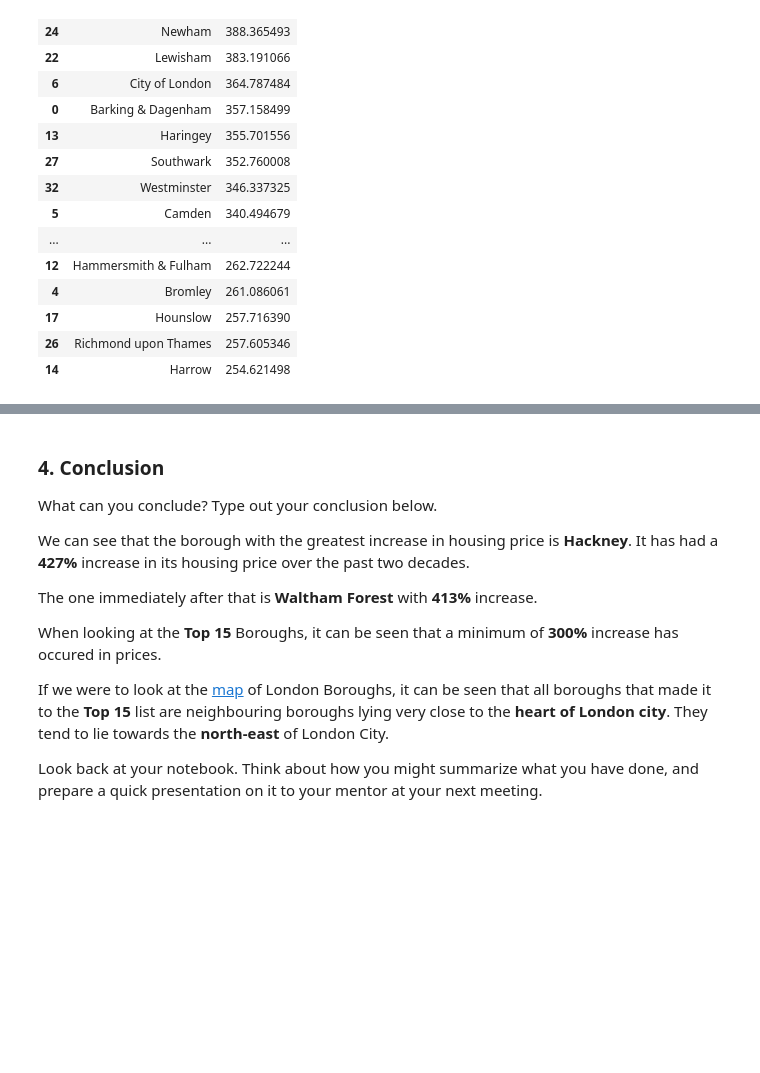
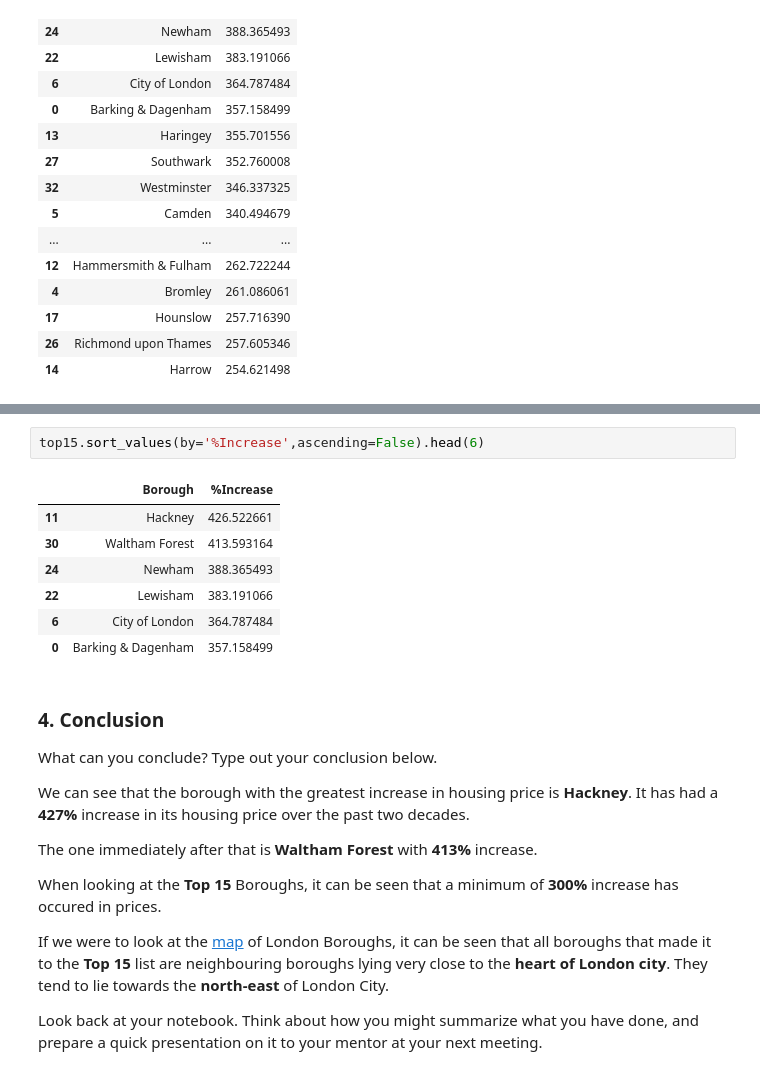
Before and after one commit to rporuthur/Springboard, a Jupyter notebook: London Housing Case Study/Unit 4 Challenge - Tier 3_Final.ipynb, the cells around one changed output, grey strips where cells are left out. Drawn from its saved outputs; the diff is of its cells as text; blank space fills up the shorter version.

```diff
--- a/London Housing Case Study/Unit 4 Challenge - Tier 3_Final.ipynb
+++ b/London Housing Case Study/Unit 4 Challenge - Tier 3_Final.ipynb
@@ -614,3 +583,13 @@ top15
+# %%
+top15.sort_values(by='%Increase',ascending=False).head(6)
+# %% [output]
+|  | Borough | %Increase |
+| 11 | Hackney | 426.522661 |
+| 30 | Waltham Forest | 413.593164 |
+| 24 | Newham | 388.365493 |
+| 22 | Lewisham | 383.191066 |
+| 6 | City of London | 364.787484 |
+| 0 | Barking & Dagenham | 357.158499 |
 # %% [markdown]
 ### 4. Conclusion
 What can you conclude? Type out your conclusion below.
```
Also changed, not shown: parts of 4 cells of this notebook.
